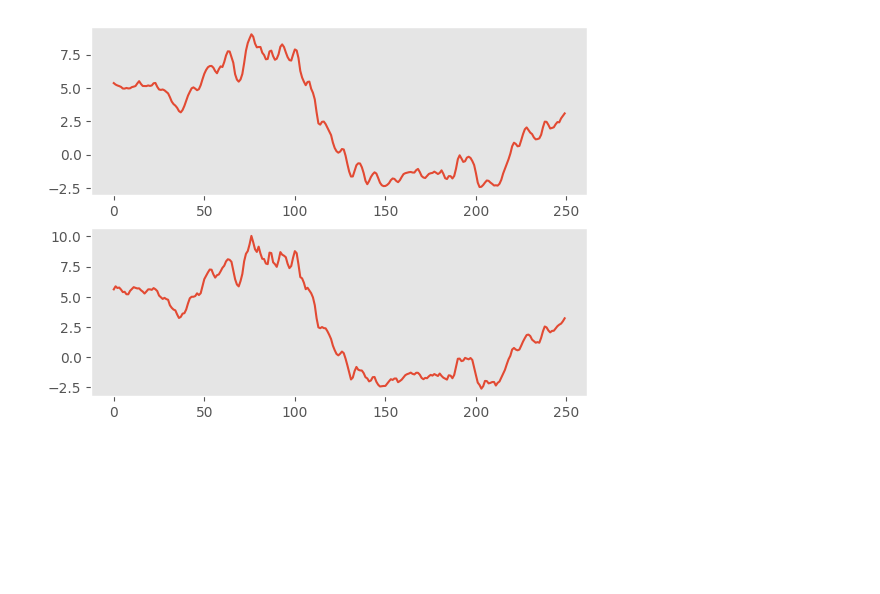
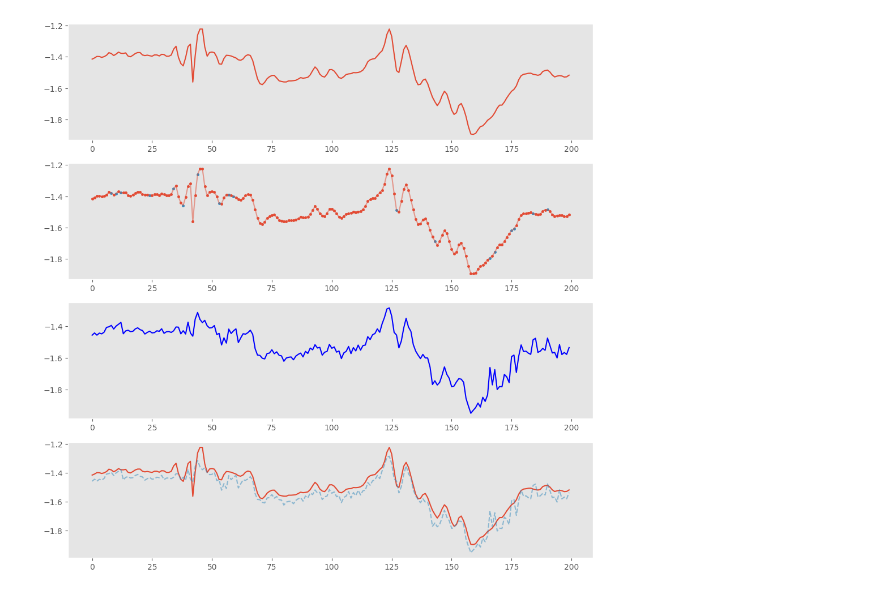
Before and after one commit to Musa-Azeem/eating-detection, a Jupyter notebook: 10_denoise.ipynb, the cells around one changed output. Cells and saved outputs as stored; diff of their text form; code cells hidden in the pictures; blank space fills up the shorter version.

```diff
--- a/10_denoise.ipynb
+++ b/10_denoise.ipynb
@@ -82,33 +101,30 @@ Total test length: 21:12:40 (7636000 Samples)
-# %%
-import matplotlib.pyplot as plt
-model = DAE(CONFIG=CONFIG).to(CONFIG['DEVICE'])
-model.load_state_dict(torch.load(f'dev/10_dae/mask20-156/best_model.pt'))
-# CONFIG = {
-#     'WINDOW_SIZE':2001,
-#     'WINDOW_STRIDE':2001,
-#     'NURSING_STRIDE': 2001 // 16,
-#     'BATCH_SIZE': 256,
-#     'LEARNING_RATE': 1e-3,
-#     'CLASS_LR': 3e-4,
-#     'ENC_LEARNING_RATE': 5e-5,
-#     'TEST_SIZE': 0.1,
-#     'NURSING_TEST_SIZE': 0.25,
-#     'DEVICE': 'cuda:1',
-#     'DEPTHI': [1],
-#     'WIDTHI': [64],
-#     'MASKPCT': 0.0,
-#     'PDROPOUT': 0.0
-# }
-# model = RegNetDAEv3(CONFIG=CONFIG)
-X = next(iter(trainloader))
-x = model(X.to(CONFIG['DEVICE']))
-fig, axes = plt.subplots(2)
-axes[0].plot(X[4,0,:250].detach().cpu().numpy())
-axes[1].plot(x[4,0,:250].detach().cpu().numpy())
-for ax in axes:
-    ax.grid()
-# %% [output]
-[figure, removed]
+# %%
+import matplotlib.pyplot as plt
+CONFIG = config = json.load(open(f'{outdir}/config.json'))
+model = DAE(CONFIG=CONFIG).to(CONFIG['DEVICE'])
+model.load_state_dict(torch.load(f'{outdir}/best_model.pt'))
+model.unmask()
+X = next(iter(testloader))
+X = (X - X.mean(dim=(1,2), keepdim=True) ) / (X.std(dim=(1,2), keepdim=True) + 1e-10)
+mask = torch.rand(X.shape[0], 1, X.shape[2]) < CONFIG['MASKPCT']
+mask = mask.expand(-1, 3, -1)
+Xmask = X * ~mask.to(X.device)
+x = model(Xmask.to(CONFIG['DEVICE']))
+fig, axes = plt.subplots(4, figsize=(10,10))
+Xmask = Xmask.detach().cpu().numpy()
+l = 200
+axes[0].plot(X[0,0,:l].detach().cpu().numpy())
+axes[1].plot(X[0,0,:l].detach().cpu().numpy(), alpha=0.5)
+axes[1].scatter(torch.arange(l)[Xmask[0,0,:l] != 0], Xmask[0,0,:l][Xmask[0,0,:l] != 0], marker='.')
+axes[1].scatter(torch.arange(l)[Xmask[0,0,:l] == 0], X[0,0,:l][Xmask[0,0,:l] == 0], marker='.')
+axes[2].plot(x[0,0,:l].detach().cpu().numpy(), color='blue')
+axes[3].plot(X[0,0,:l].detach().cpu().numpy())
+axes[3].plot(x[0,0,:l].detach().cpu().numpy(), alpha=0.5, linestyle='--')
+for ax in axes:
+    ax.grid()
+plt.tight_layout()
+# %% [output]
+[figure, added]
 # %%
 
 X = next(iter(testloader))
```
Also changed, not shown: parts of 5 cells of this notebook, 7 other files.
